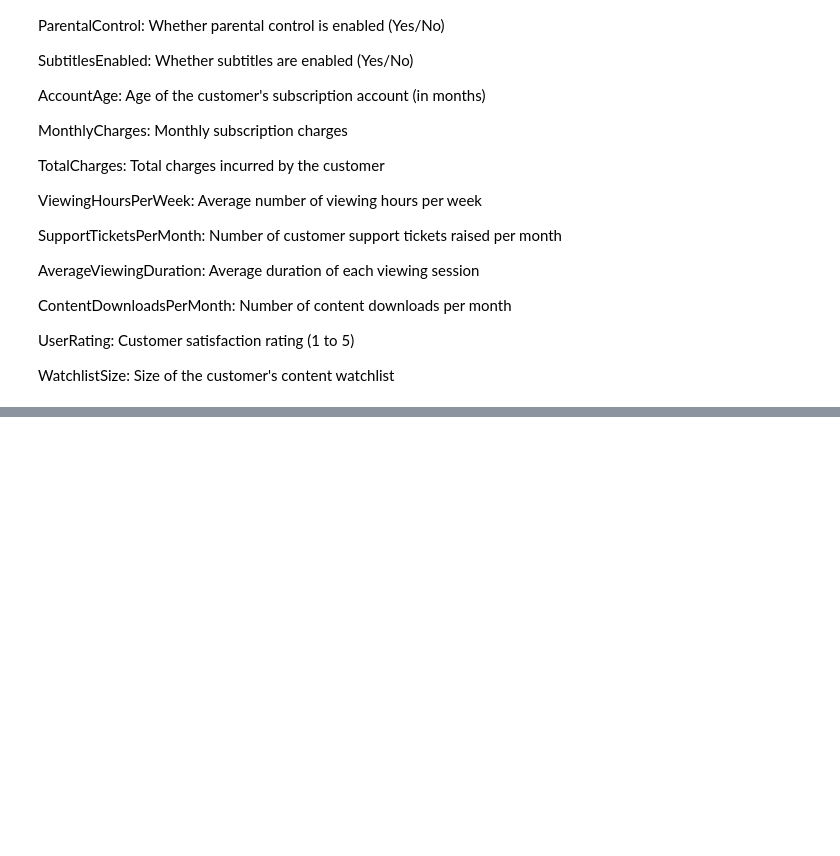
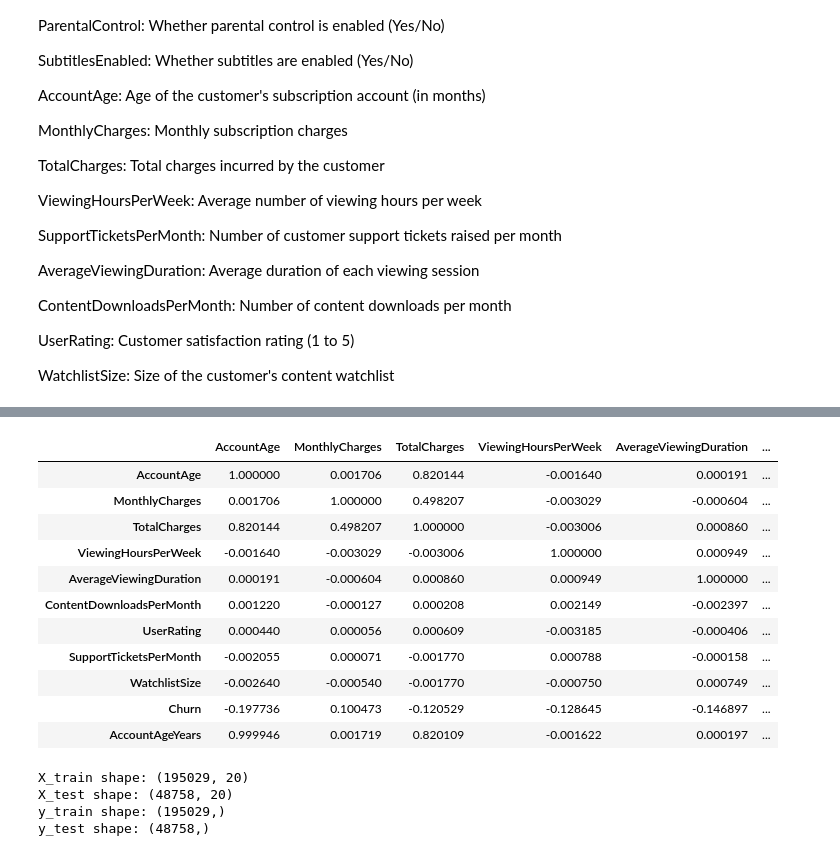
Before and after one commit to gappy401/Data-Challenges, a Jupyter notebook: Predictive Analytics for Customer Churn/Churn-Model.ipynb, the cells around one changed output, grey strips where cells are left out. Drawn from its saved outputs; the diff is of its cells as text; code cells hidden in the pictures; blank space fills up the shorter version.

```diff
--- a/Predictive Analytics for Customer Churn/Churn-Model.ipynb
+++ b/Predictive Analytics for Customer Churn/Churn-Model.ipynb
@@ -46,0 +137,3 @@ WatchlistSize: Size of the customer's content watchlist
+# %%
+data['AccountAgeYears']=round(data['AccountAge']/12,1)
+data.groupby('AccountAgeYears')['Churn'].count()
@@ -46,0 +154,15 @@ WatchlistSize: Size of the customer's content watchlist
+# %%
+data.select_dtypes(include=['number']).corr()
+# %% [output]
+|  | AccountAge | MonthlyCharges | TotalCharges | ViewingHoursPerWeek | AverageViewingDuration | ... |
+| AccountAge | 1.000000 | 0.001706 | 0.820144 | -0.001640 | 0.000191 | ... |
+| MonthlyCharges | 0.001706 | 1.000000 | 0.498207 | -0.003029 | -0.000604 | ... |
+| TotalCharges | 0.820144 | 0.498207 | 1.000000 | -0.003006 | 0.000860 | ... |
+| ViewingHoursPerWeek | -0.001640 | -0.003029 | -0.003006 | 1.000000 | 0.000949 | ... |
+| AverageViewingDuration | 0.000191 | -0.000604 | 0.000860 | 0.000949 | 1.000000 | ... |
+| ContentDownloadsPerMonth | 0.001220 | -0.000127 | 0.000208 | 0.002149 | -0.002397 | ... |
+| UserRating | 0.000440 | 0.000056 | 0.000609 | -0.003185 | -0.000406 | ... |
+| SupportTicketsPerMonth | -0.002055 | 0.000071 | -0.001770 | 0.000788 | -0.000158 | ... |
+| WatchlistSize | -0.002640 | -0.000540 | -0.001770 | -0.000750 | 0.000749 | ... |
+| Churn | -0.197736 | 0.100473 | -0.120529 | -0.128645 | -0.146897 | ... |
+| AccountAgeYears | 0.999946 | 0.001719 | 0.820109 | -0.001622 | 0.000197 | ... |
@@ -46,0 +173,14 @@ WatchlistSize: Size of the customer's content watchlist
+# %%
+# Perform the train-test split
+X_train, X_test, y_train, y_test = train_test_split(X, y, test_size=0.2, random_state=42)
+
+# Shapes of the splits
+print("X_train shape:", X_train.shape)
+print("X_test shape:", X_test.shape)
+print("y_train shape:", y_train.shape)
+print("y_test shape:", y_test.shape)
+# %% [output]
+X_train shape: (195029, 20)
+X_test shape: (48758, 20)
+y_train shape: (195029,)
+y_test shape: (48758,)
```
Also changed, not shown: parts of 18 cells of this notebook, 1 other file.
